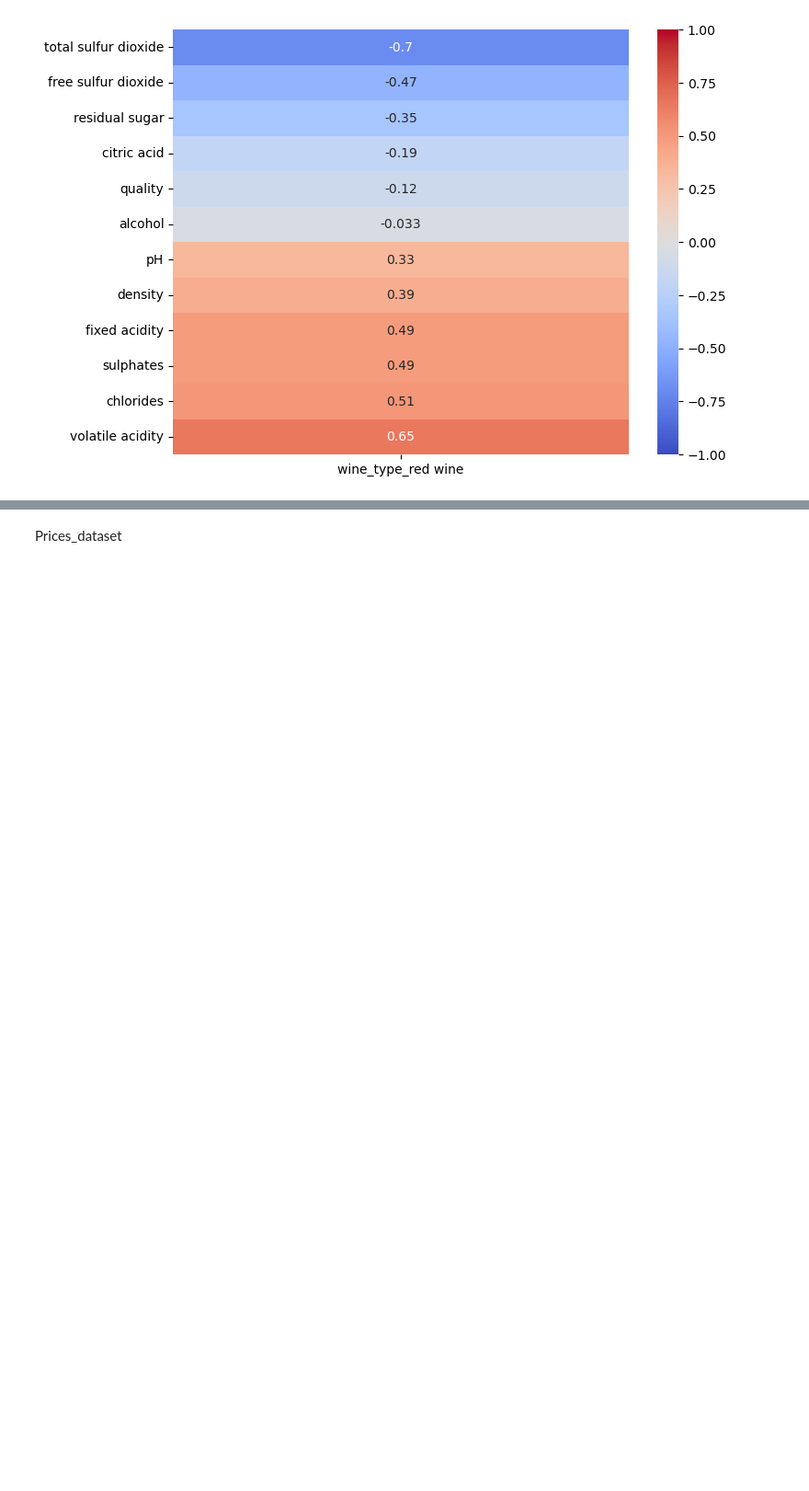
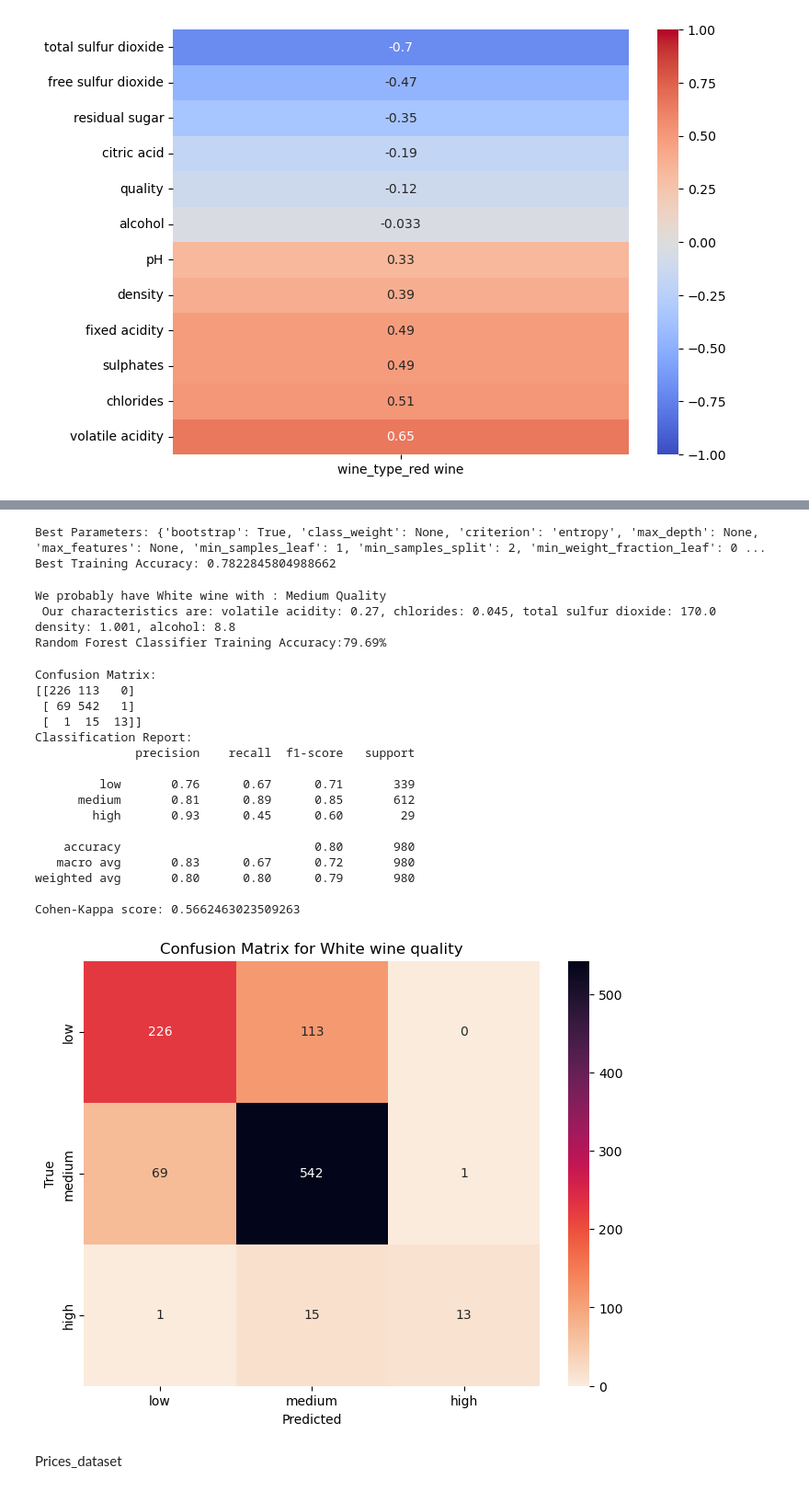
Before and after one commit to novik2713/CAB_Winery_Project, a Jupyter notebook: winery_ml.ipynb, the cells around one changed output, grey strips where cells are left out. Shown at 92% size. Saved outputs shown, nothing was run; the diff lists cells and outputs as text; code cells hidden in the pictures; blank space fills up the shorter version.

```diff
--- a/winery_ml.ipynb
+++ b/winery_ml.ipynb
@@ -1074,0 +543,6 @@ ValueError: penalty='none' is not supported for the liblinear solver
+# %%
+Quality_white = white_wine["quality_category"].values.reshape(-1, 1)
+white_wine = white_wine[['volatile acidity', 'chlorides', 'total sulfur dioxide', 'density', 'alcohol']]
+
+print(white_wine.shape)
+print(Quality.shape)
@@ -1074,0 +558,2 @@ ValueError: penalty='none' is not supported for the liblinear solver
+# %%
+w_train, w_test, Quality_train, Quality_test = train_test_split(white_wine, Quality_white, test_size=0.2, random_state=99)
@@ -1074,0 +609,4 @@ ValueError: penalty='none' is not supported for the liblinear solver
+# %%
+white_forest = RandomForestClassifier(n_estimators = 42, criterion = 'entropy', random_state = 0)
+white_forest.fit(w_train, Quality_train.ravel())
+print('Random Forest Classifier Training Accuracy:', (white_forest.score(w_test, Quality_test))*100)
@@ -1075,2 +621,69 @@ ValueError: penalty='none' is not supported for the liblinear solver
+# %%
+#GridSearchCV no need to run again. Decode if necessary
+param_grid = {
+    'n_estimators': [200], # https://scikit-learn.org/stable/modules/generated/sklearn.ensemble.RandomForestClassifier.html
+    'max_depth': [None], #, 10, 20, 30],
+    'min_samples_split': [2],
+    'min_samples_leaf': [1],
+    'criterion': ['entropy'],
+    'max_features': [None],
+    'bootstrap': [True, False],
+    'class_weight': [None, 'balanced', {0: 1, 1: 2}],
+    'min_weight_fraction_leaf': [0.0, 0.1, 0.2],
+}
+#grid_search = GridSearchCV(estimator=white_forest, param_grid=param_grid, cv=5, n_jobs=-1, verbose=2, scoring='accuracy')
+#grid_search.fit(w_train, Quality_train)
+best_params = grid_search.best_params_
+print("Best Parameters:", best_params)
+best_estimator = grid_search.best_estimator_
+best_score = grid_search.best_score_
+print("Best Training Accuracy:", best_score)
+# %% [output]
+Best Parameters: {'bootstrap': True, 'class_weight': None, 'criterion': 'entropy', 'max_depth': None, 'max_features': None, 'min_samples_leaf': 1, 'min_samples_split': 2, 'min_weight_fraction_leaf': 0 ...
+Best Training Accuracy: 0.7822845804988662
+# %%
+#manual predictions
+quality_mapping = {'1':"Low Quality", '2': "Medium Quality", '3': "High Quality"}
+# Enter the attributes ['volatile acidity', 'chlorides', 'total sulfur dioxide', 'density', 'alcohol']
+predictions_ww = [0.27, 0.045, 170.0, 1.00100, 8.8]
+pred_result = white_forest.predict([predictions_ww])
+predicted_quality_ww = quality_mapping.get(pred_result[0], "Unknown Quality")
+
+print(f"We probably have White wine with : {predicted_quality_ww}"
+      f"\n Our characteristics are: volatile acidity: {predictions_ww[0]}, chlorides: {predictions_ww[1]}, total sulfur dioxide: {predictions_ww[2]}  "
+      f"\ndensity: {predictions_ww[3]}, alcohol: {predictions_ww[4]}"
+      f"\nRandom Forest Classifier Training Accuracy:{white_forest.score(w_test, Quality_test) * 100:.2f}%")
+# %% [output]
+We probably have White wine with : Medium Quality
+ Our characteristics are: volatile acidity: 0.27, chlorides: 0.045, total sulfur dioxide: 170.0
+density: 1.001, alcohol: 8.8
+Random Forest Classifier Training Accuracy:79.69%
+# %%
+#Make predictions for Quality of white wine
+evaluate_model(white_forest, w_test, Quality_test, ["low", "medium", "high"])
+cm = confusion_matrix(Quality_test, white_forest.predict(w_test))
+plt.figure(figsize=(8, 6))
+sns.heatmap(cm, annot=True, fmt="d", cmap="rocket_r", xticklabels=["low", "medium", "high"], yticklabels=["low", "medium", "high"])
+plt.xlabel("Predicted"), plt.ylabel("True")
+plt.title("Confusion Matrix for White wine quality")
+plt.show()
+# %% [output]
+Confusion Matrix:
+[[226 113   0]
+ [ 69 542   1]
+ [  1  15  13]]
+Classification Report:
+              precision    recall  f1-score   support
+
+         low       0.76      0.67      0.71       339
+      medium       0.81      0.89      0.85       612
+        high       0.93      0.45      0.60        29
+
+    accuracy                           0.80       980
+   macro avg       0.83      0.67      0.72       980
+weighted avg       0.80      0.80      0.79       980
+
+Cohen-Kappa score: 0.5662463023509263
+[figure, added]
 # %% [markdown]
 Prices_dataset
```
Also changed, not shown: parts of 136 cells of this notebook.
